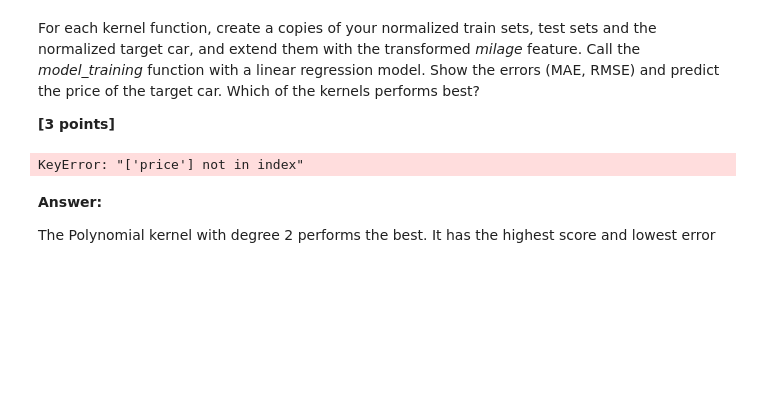
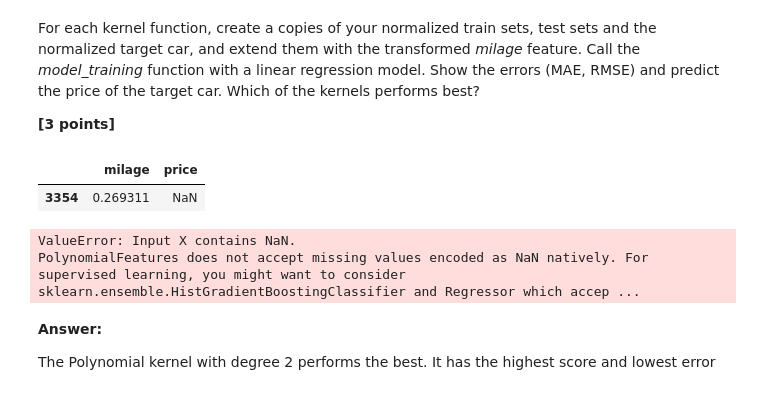
Before and after one commit to sillyduckyluck/IDS_Winning_team, a Jupyter notebook: Part_1/IDS_WS23_Assignment_part_1-student_updated.ipynb, the cells around one changed output. Saved outputs shown, nothing was run; the diff lists cells and outputs as text; code cells hidden in the pictures; blank space fills up the shorter version.

```diff
--- a/Part_1/IDS_WS23_Assignment_part_1-student_updated.ipynb
+++ b/Part_1/IDS_WS23_Assignment_part_1-student_updated.ipynb
@@ -444,3 +502,30 @@ ModuleNotFoundError: No module named 'sklearn'
+# %%
+from sklearn.model_selection import train_test_split
+
+
+from sklearn.model_selection import train_test_split
+#from sklearn.preprocessing import OneHotEncoder
+import sklearn
+from sklearn.preprocessing import LabelEncoder
+labelencoder = LabelEncoder()
+encoder = sklearn.preprocessing.OneHotEncoder(sparse_output=False,dtype='int',handle_unknown='ignore')
+features = ['brand', 'fuel_type', 'model_year', 'accident', 'clean_title']
+
+target = 'Price_Bins'
+df_copy = df.copy()
+df_copy['brand'] = labelencoder.fit_transform(df['brand'])
+df_copy['fuel_type'] = labelencoder.fit_transform(df['fuel_type'])
+df_copy['accident'] = labelencoder.fit_transform(df['accident'])
+enc_df = pd.DataFrame(encoder.fit_transform(df_copy[features]))
+enc_df_y = pd.DataFrame(encoder.fit_transform(df_copy[[target]]))
+max_depths = list(range(1, 10))
+
+
+X_train, X_test, y_train, y_test = train_test_split(
+    enc_df,enc_df_y, test_size=0.05, random_state=3
+)
+
+#create transform
 # %% [markdown]
 ### (iii) Model training
 
@@ -850,6 +978,7 @@ degree = 1
 poly = PolynomialFeatures(degree)
 normalized_x_train_copy['milage'] = poly.fit_transform(normalized_x_train[transform_col])[:,3:].sum(axis=1)
 normalized_x_test_copy['milage'] = poly.fit_transform(normalized_x_test[transform_col])[:,3:].sum(axis=1)
+display(normalized_car[transform_col])
 normalized_car_copy['milage'] = poly.fit_transform(normalized_car[transform_col])[:,3:].sum(axis=1)
 
 x_training_data =normalized_x_train_copy[cols]
@@ -900,34 +1029,37 @@ x_test_data =normalized_x_test_copy[cols]
 y_test_data = normalized_x_test_copy['price']
 grid_params = {}
 grid, mean_abs_err, rms_err, best_params = model_training(LinearRegression(), x_training_data, y_training_data, x_test_data, y_test_data, grid_params)
 print(f'Polynomial degree: {degree}.')
 print(f'MAE: {mean_abs_err}.')
 print(f'RMSE: {rms_err}.')
 print(f'Score: {grid.best_score_}.')
 print(f'Price: {grid.predict(normalized_car[cols])[0]}.')
 print()
 normalized_x_train_copy =normalized_x_train.copy()
 normalized_x_test_copy =normalized_x_test.copy()
 normalized_car_copy = normalized_car.copy()
 degree = 4
 poly = PolynomialFeatures(degree)
 normalized_x_train_copy['milage'] = poly.fit_transform(normalized_x_train[transform_col])[:,3:].sum(axis=1)
 normalized_x_test_copy['milage'] = poly.fit_transform(normalized_x_test[transform_col])[:,3:].sum(axis=1)
 normalized_car_copy['milage'] = poly.fit_transform(normalized_car[transform_col])[:,3:].sum(axis=1)
 
 x_training_data =normalized_x_train_copy[cols]
 y_training_data = normalized_x_train_copy['price']
 x_test_data =normalized_x_test_copy[cols]
 y_test_data = normalized_x_test_copy['price']
 grid_params = {}
 grid, mean_abs_err, rms_err, best_params = model_training(LinearRegression(), x_training_data, y_training_data, x_test_data, y_test_data, grid_params)
 print(f'Polynomial degree: {degree}.')
 print(f'MAE: {mean_abs_err}.')
 print(f'RMSE: {rms_err}.')
 print(f'Score: {grid.best_score_}.')
 print(f'Price: {grid.predict(normalized_car[cols])[0]}.')
 # %% [output]
+|  | milage | price |
+| 3354 | 0.269311 | NaN |
-KeyError: "['price'] not in index"
+ValueError: Input X contains NaN.
+PolynomialFeatures does not accept missing values encoded as NaN natively. For supervised learning, you might want to consider sklearn.ensemble.HistGradientBoostingClassifier and Regressor which accep ...
 # %% [markdown]
 **Answer:**
 
```
Also changed, not shown: parts of 23 cells of this notebook, 11 other files.
